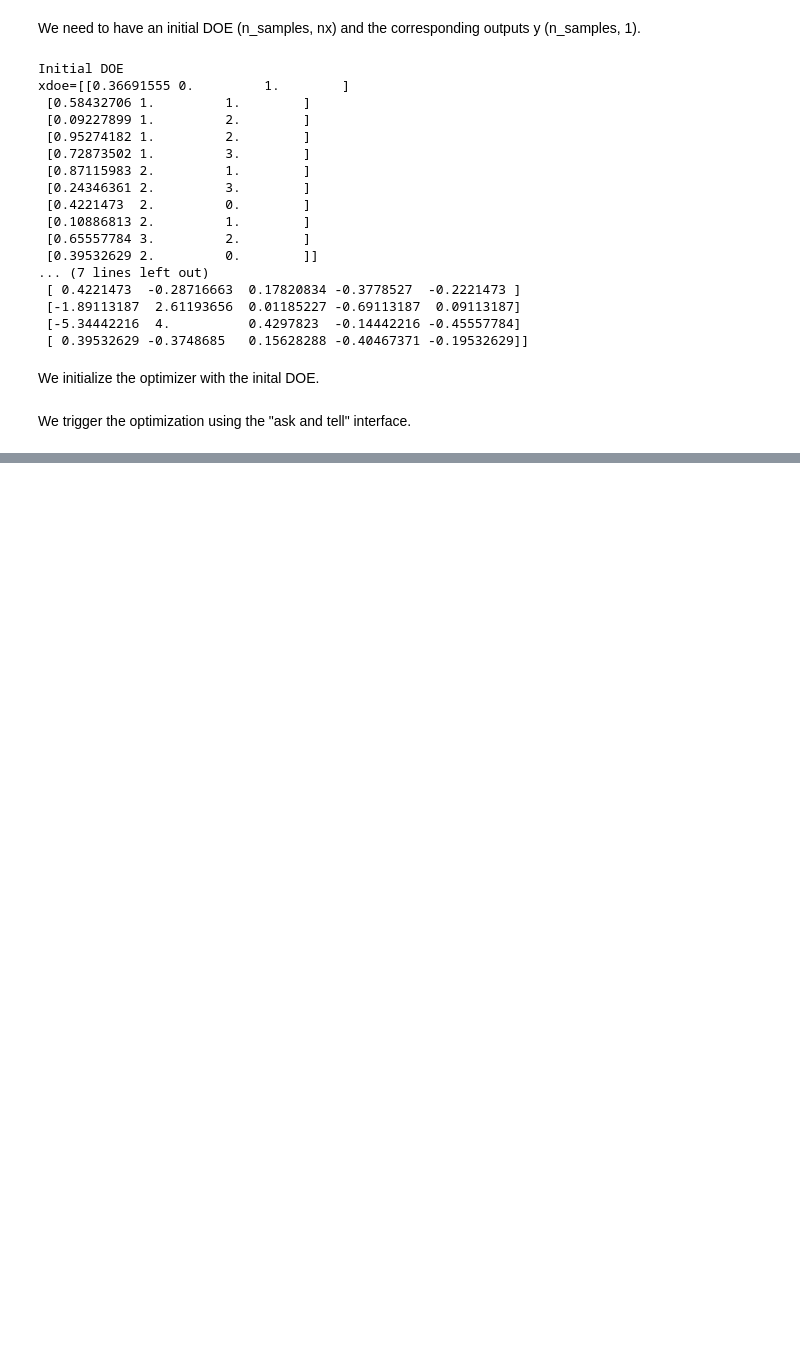
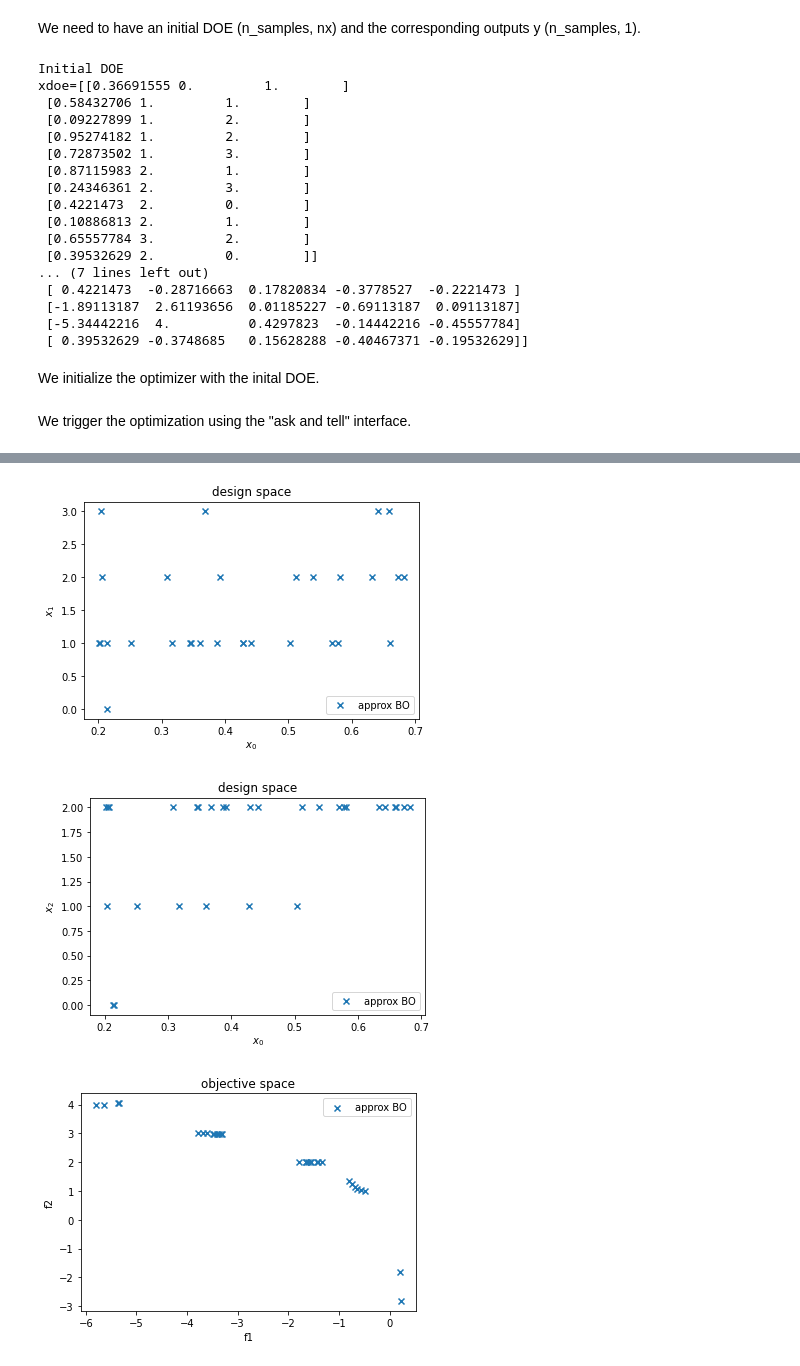
Before and after one commit to whatsopt/WhatsOpt-Doc, a Jupyter notebook: whatsopt_segmoomoe.ipynb, the cells around one changed output, grey strips where cells are left out. Drawn from its saved outputs; the diff is of its cells as text; code cells hidden in the pictures; blank space fills up the shorter version.

```diff
--- a/whatsopt_segmoomoe.ipynb
+++ b/whatsopt_segmoomoe.ipynb
@@ -247,0 +423,17 @@ plt.show()
+# %%
+# We loop using the iteration budget
+n_iter = 10
+with_best=False
+for i in range(n_iter):
+    with_best = with_best or (i == n_iter - 1)
+    start_time = time.time()
+    x_suggested, status, x_opt, y_opt = optim.ask(with_best)
+    print("{} x suggested = {} with status: {}".format(i, x_suggested, MOOptimization.STATUSES[status]))
+    print("--- %s seconds ---" % (time.time() - start_time))
+    # compute objective functions & constraints  at the suggested point
+    new_y = f_grouped(cast_to_mixed_integer(xtypes=xtypes_options,xlimits=xlimits_options,x=x_suggested))[0]
+    print("new y = {}".format(new_y))
+
+    optim.tell(x_suggested, new_y)
+
+print("Found approx pareto y_opt = {} at x_opt = {}".format(y_opt, x_opt))
@@ -247,0 +458,33 @@ plt.show()
+# %%
+import matplotlib.pyplot as plt
+
+x_opt = np.array(x_opt)
+y_opt = np.array(y_opt)
+
+plt.figure()
+plt.scatter(x_opt[:,0], x_opt[:,1], marker='x',label = 'approx BO')
+plt.xlabel('$x_0$')
+plt.ylabel('$x_1$')
+plt.legend()
+plt.title("design space")
+plt.show()
+
+plt.figure()
+plt.scatter(x_opt[:,0], x_opt[:,2], marker='x',label = 'approx BO')
+plt.xlabel('$x_0$')
+plt.ylabel('$x_2$')
+plt.legend()
+plt.title("design space")
+plt.show()
+
+plt.figure()
+plt.scatter( y_opt[:,0],  y_opt[:,1],marker='x', label = 'approx BO')
+plt.xlabel('f1')
+plt.ylabel('f2')
+plt.legend()
+plt.title("objective space")
+plt.show()
+# %% [output]
+[figure, added]
+[figure, added]
+[figure, added]
```
Also changed, not shown: parts of 24 cells of this notebook.
